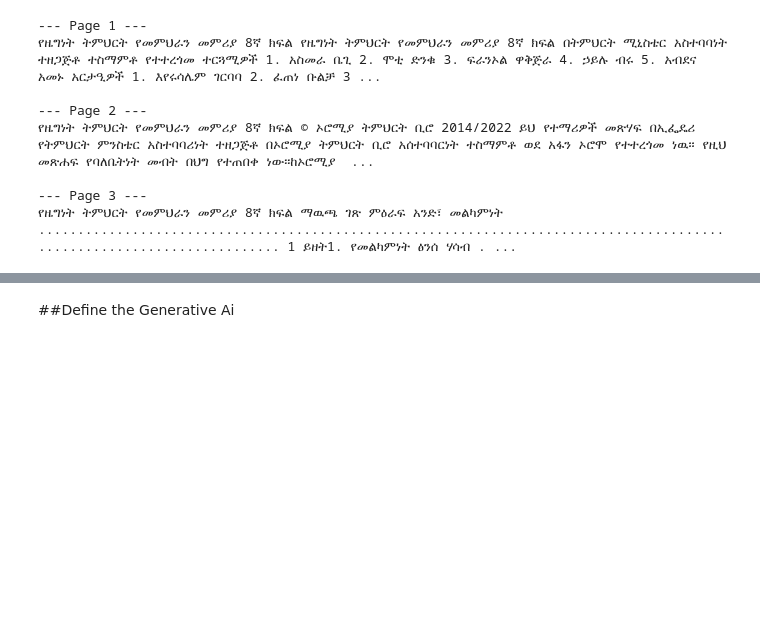
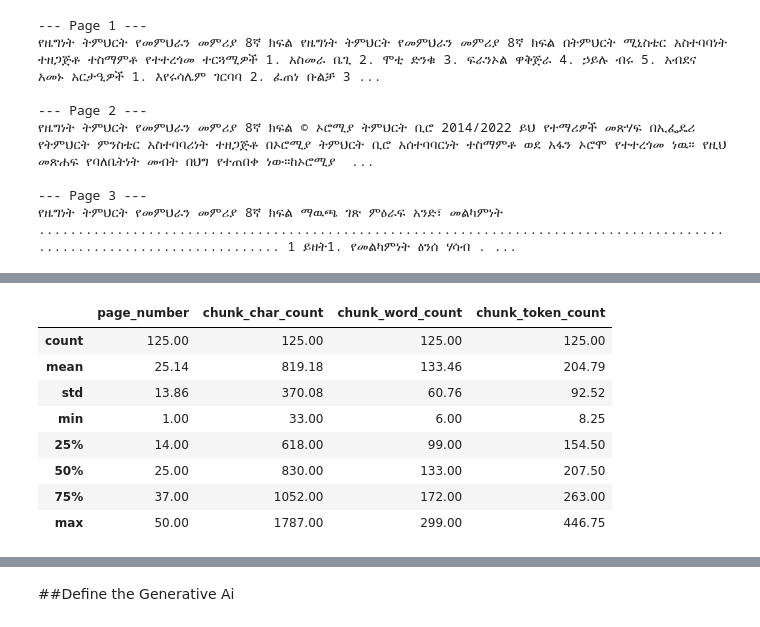
Before and after one commit to YonaniCodes/rag, a Jupyter notebook: yonas_rag.ipynb, the cells around one changed output, grey strips where cells are left out. Cells and saved outputs as stored; diff of their text form; code cells hidden in the pictures; blank space fills up the shorter version.

```diff
--- a/yonas_rag.ipynb
+++ b/yonas_rag.ipynb
@@ -108,0 +185,15 @@ pages[0], len(pages)
+# %%
+from spacy.lang.en import English # see https://spacy.io/usage for install instructions
+
+nlp = English()
+
+# Add a sentencizer pipeline, see https://spacy.io/api/sentencizer/
+nlp.add_pipe("sentencizer")
+for item in tqdm(eng_pages_and_texts):
+    item["sentences"] = list(nlp(item["text"]).sents)
+
+    # Make sure all sentences are strings
+    item["sentences"] = [str(sentence) for sentence in item["sentences"]]
+
+    # Count the sentences
+    item["page_sentence_count_spacy"] = len(item["sentences"])
@@ -108,0 +323,14 @@ pages[0], len(pages)
+# %%
+# Get stats about our chunks
+df = pd.DataFrame(eng_pages_and_chunks)
+df.describe().round(2)
+# %% [output]
+|  | page_number | chunk_char_count | chunk_word_count | chunk_token_count |
+| count | 125.00 | 125.00 | 125.00 | 125.00 |
+| mean | 25.14 | 819.18 | 133.46 | 204.79 |
+| std | 13.86 | 370.08 | 60.76 | 92.52 |
+| min | 1.00 | 33.00 | 6.00 | 8.25 |
+| 25% | 14.00 | 618.00 | 99.00 | 154.50 |
+| 50% | 25.00 | 830.00 | 133.00 | 207.50 |
+| 75% | 37.00 | 1052.00 | 172.00 | 263.00 |
+| max | 50.00 | 1787.00 | 299.00 | 446.75 |
```
Also changed, not shown: parts of 22 cells of this notebook.
